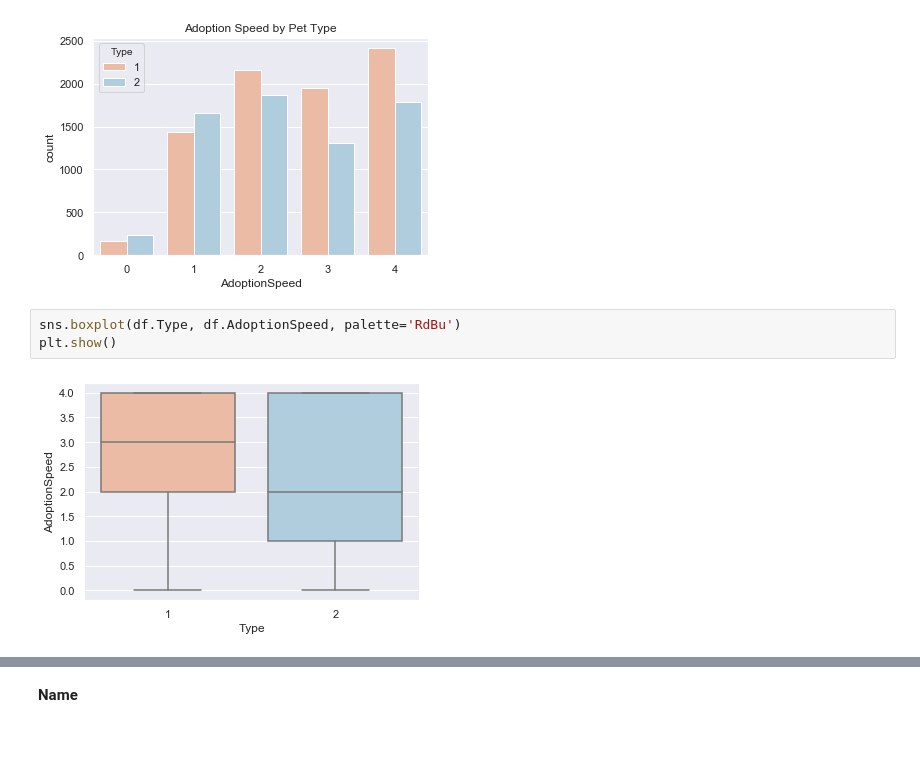
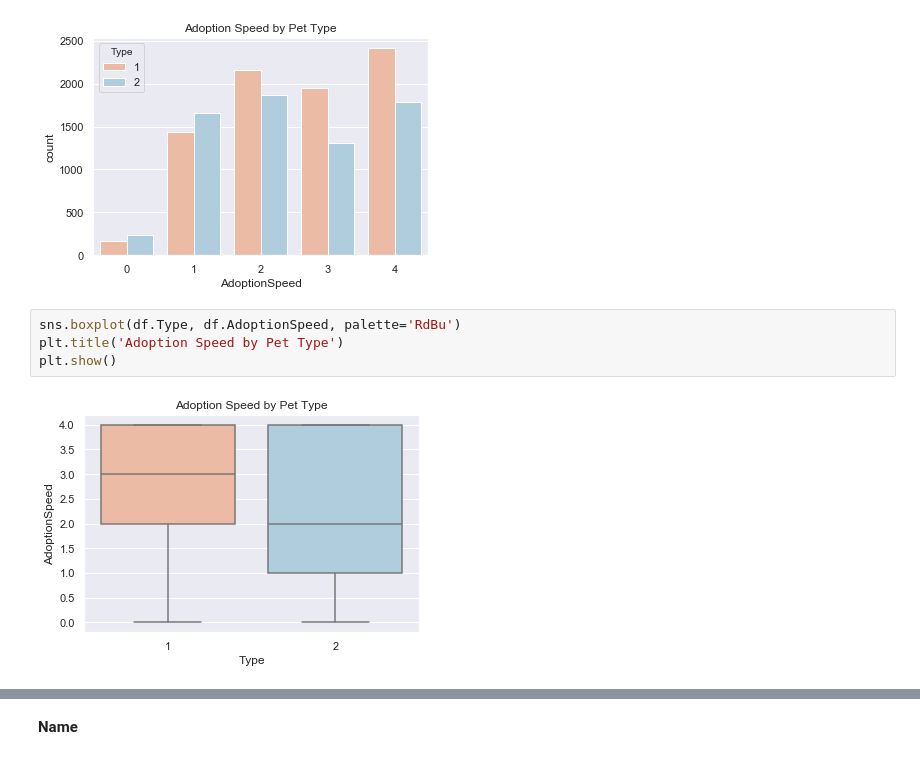
Before and after one commit to dujiaying/ml_final, a Jupyter notebook: eda.ipynb, the cells around one changed output, grey strips where cells are left out. Saved outputs shown, nothing was run; the diff lists cells and outputs as text.

```diff
--- a/eda.ipynb
+++ b/eda.ipynb
@@ -155,6 +179,7 @@ plt.show()
 [figure]
 # %%
 sns.boxplot(df.Type, df.AdoptionSpeed, palette='RdBu')
+plt.title('Adoption Speed by Pet Type')
 plt.show()
 # %% [output]
-[figure, old version]
+[figure, new version]
```
Also changed, not shown: parts of 116 cells of this notebook.
